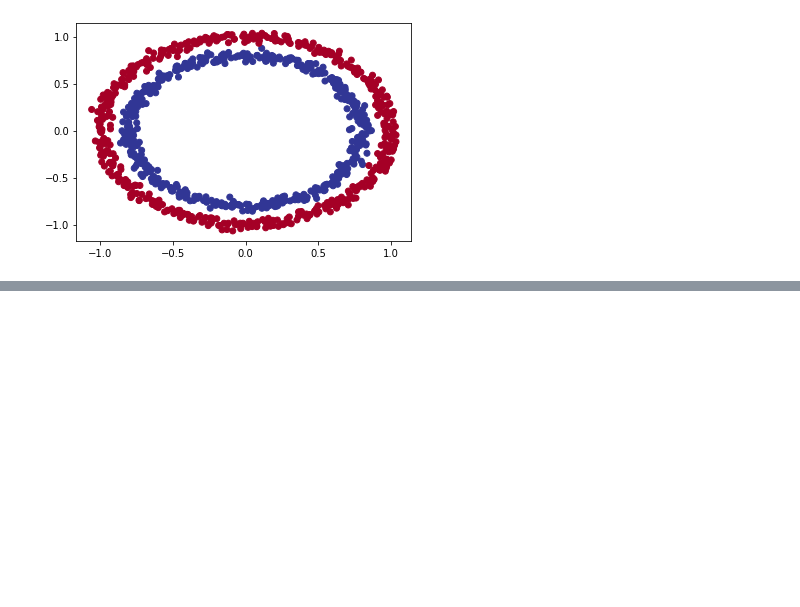
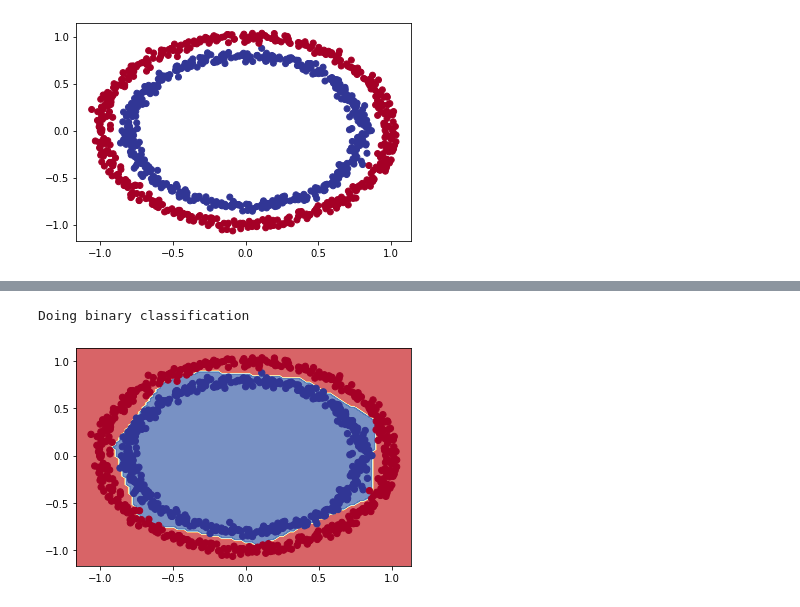
Before and after one commit to gwalshe73/TFDevCert2021, a Jupyter notebook: 02_neural_network_classification_with_tensorflow_video.ipynb, the cells around one changed output, grey strips where cells are left out. Cells and saved outputs as stored; diff of their text form; code cells hidden in the pictures; blank space fills up the shorter version.

```diff
--- a/02_neural_network_classification_with_tensorflow_video.ipynb
+++ b/02_neural_network_classification_with_tensorflow_video.ipynb
@@ -333,0 +365,14 @@ Doing binary classification
+# %%
+tf.random.set_seed(42)
+
+model_7 = tf.keras.Sequential([
+                               tf.keras.layers.Dense(4, activation=tf.keras.activations.relu),
+                               tf.keras.layers.Dense(4, activation=tf.keras.activations.relu),
+                               tf.keras.layers.Dense(1, activation=tf.keras.activations.sigmoid)
+])
+
+model_7.compile(loss=tf.keras.losses.BinaryCrossentropy(),
+                optimizer=tf.keras.optimizers.Adam(learning_rate=0.001),
+                metrics=["accuracy"])
+
+model_7.fit(X, y, epochs=100, verbose=0)
@@ -334 +386,6 @@ Doing binary classification
+# %%
+plot_decision_boundary(model_7, X, y)
+# %% [output]
+Doing binary classification
+[figure, added]
 # %%
```
Also changed, not shown: parts of 15 cells of this notebook.
